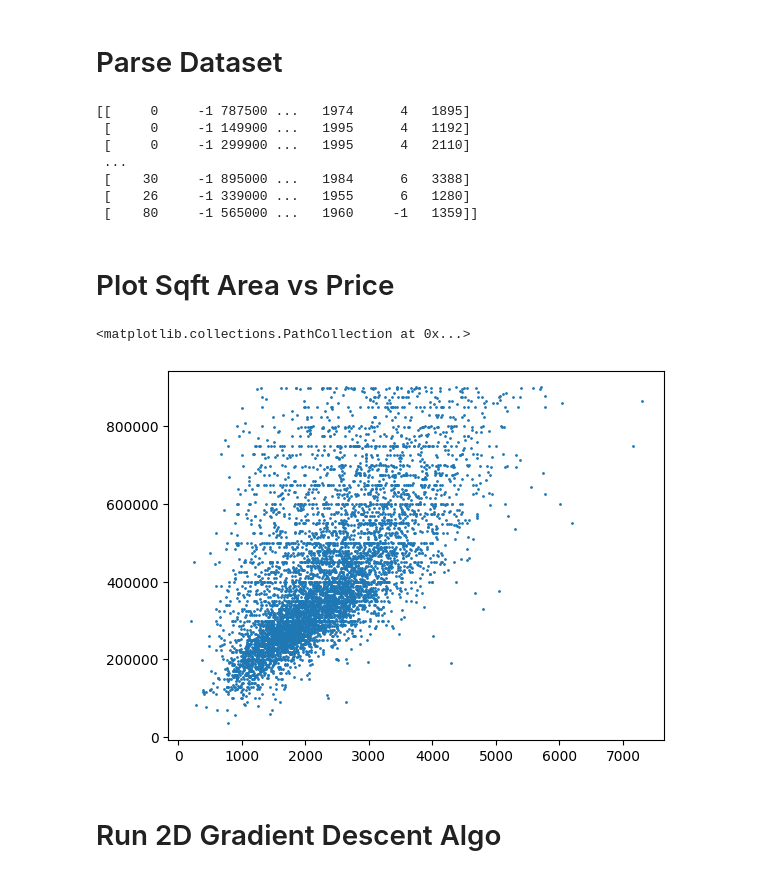
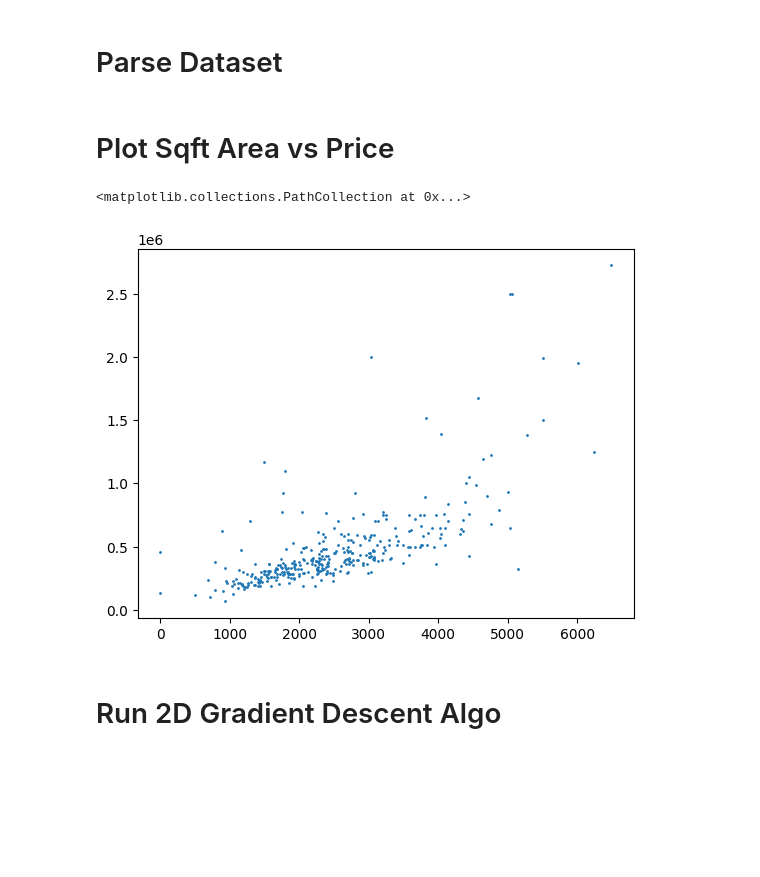
Before and after one commit to tugonbob/Stanford-CS229-Andrew-Ng, a Jupyter notebook: gradientDescent.ipynb, the cells around one changed output. Cells and saved outputs as stored; diff of their text form; code cells hidden in the pictures; blank space fills up the shorter version.

```diff
--- a/gradientDescent.ipynb
+++ b/gradientDescent.ipynb
@@ -11,26 +11,15 @@ import pandas as pd
 # %% [markdown]
 # Parse Dataset
 # %%
-data = np.genfromtxt('./Housing.csv', delimiter=',', dtype='longlong', encoding='utf-8')
+data = np.genfromtxt('./Houston.csv', delimiter=',', dtype='longlong', encoding='utf-8')
 data = np.delete(data, 0, 0)
-print(data)
-# %% [output]
-[[     0     -1 787500 ...   1974      4   1895]
- [     0     -1 149900 ...   1995      4   1192]
- [     0     -1 299900 ...   1995      4   2110]
- ...
- [    30     -1 895000 ...   1984      6   3388]
- [    26     -1 339000 ...   1955      6   1280]
- [    80     -1 565000 ...   1960     -1   1359]]
 # %% [markdown]
 # Plot Sqft Area vs Price
-# %%
-# plt.xlim([0,5000])
-# plt.ylim([0,800_000])
-plt.scatter(data[:, 4], data[:, 2], s=1)
-# %% [output]
-<matplotlib.collections.PathCollection at 0x...>
-[figure, removed]
+# %%
+plt.scatter(data[:, 10], data[:, 6], s=1)
+# %% [output]
+<matplotlib.collections.PathCollection at 0x...>
+[figure, added]
 # %% [markdown]
 # Run 2D Gradient Descent Algo
 # %%
```
Also changed, not shown: parts of 1 cell of this notebook, 4 other files.
